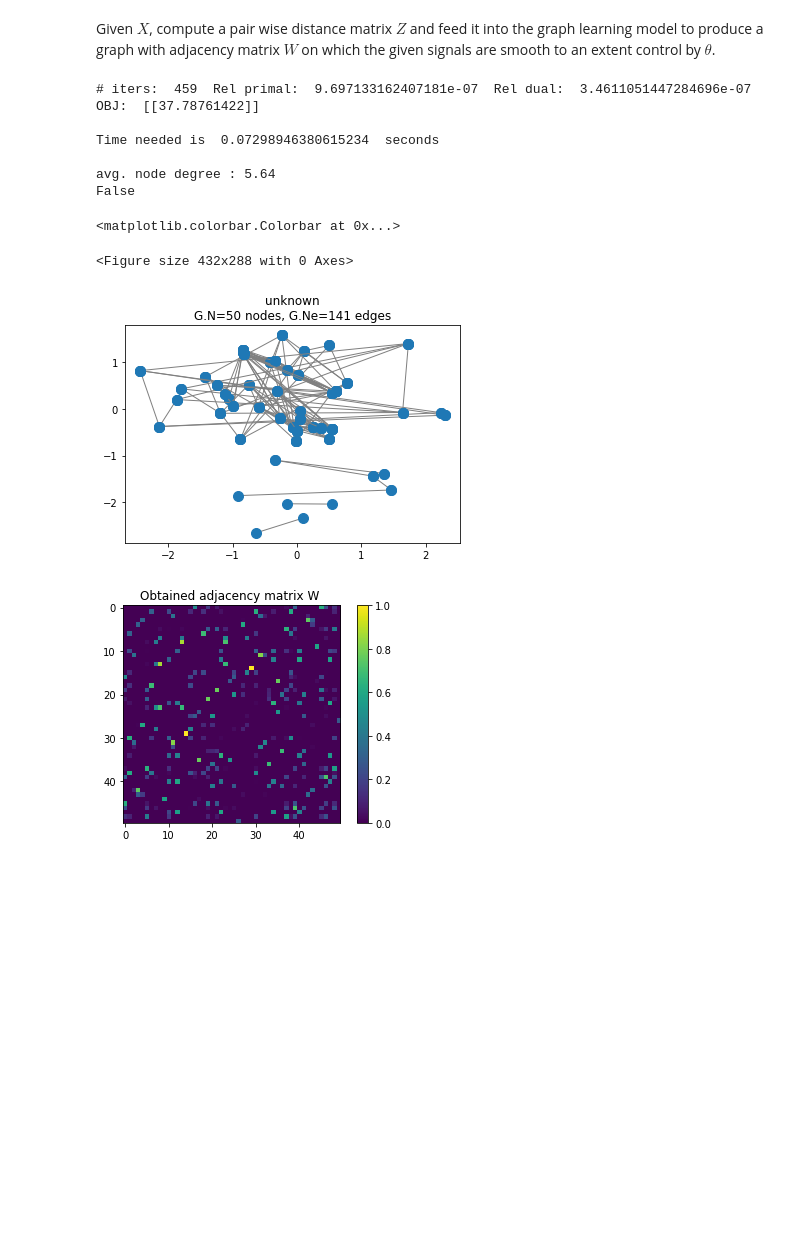
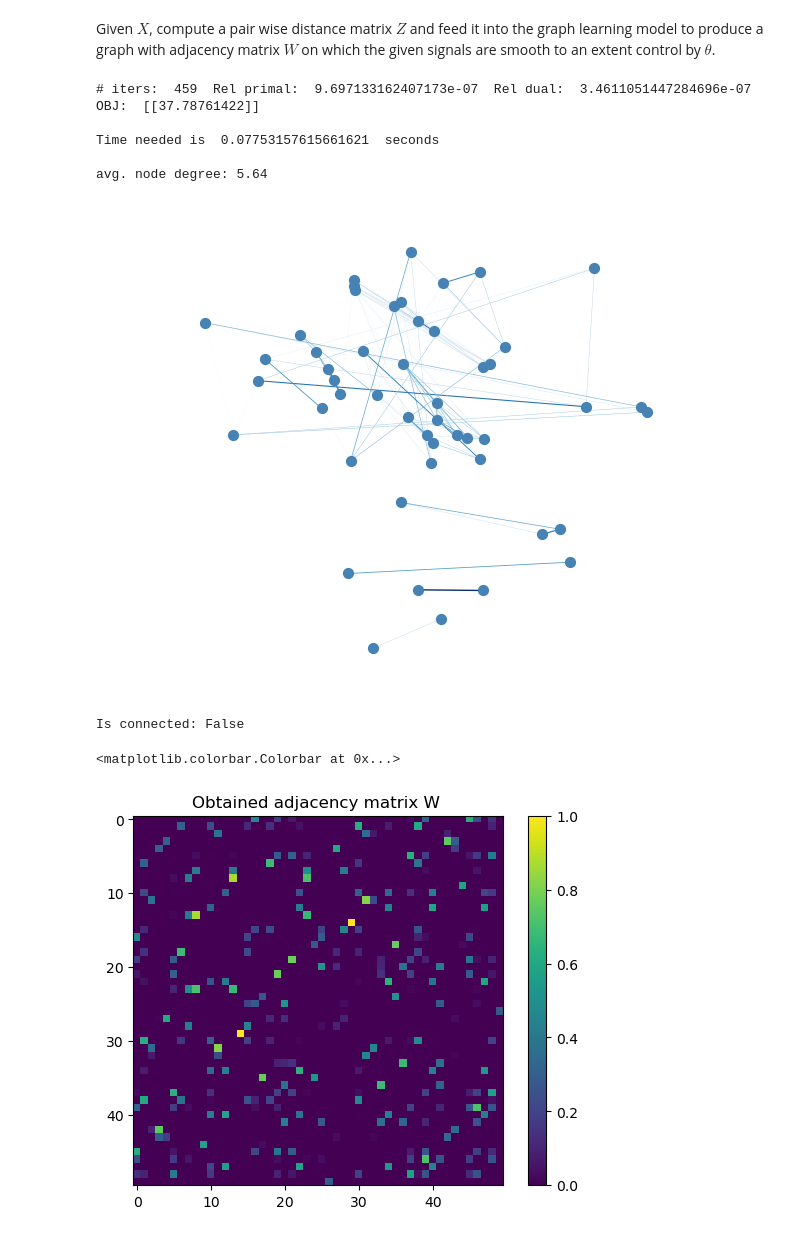
Before and after one commit to jfflorez/learngraph, a Jupyter notebook: demo_learn_graph_from_signals_on_randomly_located_sensors.ipynb, the cells around one changed output. Saved outputs shown, nothing was run; the diff lists cells and outputs as text; code cells hidden in the pictures; blank space fills up the shorter version.

Commit message:
Update demo_learn_graph_from_signals_on_randomly_located_sensors.ipynb. Refactor graph plotting with networkx

```diff
--- a/demo_learn_graph_from_signals_on_randomly_located_sensors.ipynb
+++ b/demo_learn_graph_from_signals_on_randomly_located_sensors.ipynb
@@ -37,43 +37,59 @@ fig.colorbar(img, ax=ax[:, 1], shrink = 0.6)
 # %% [markdown]
 Given $X$, compute a pair wise distance matrix $Z$ and feed it into the graph learning model to produce a graph with adjacency matrix $W$ on which the given signals are smooth to an extent control by $\theta$.
 # %%
-# Compute pair wise distance matrix
-z = pdist(X, 'euclidean') # distance matrix condensed form
-Z = squareform(z) # turns the condensed form into a 4 by 4 distance matrix
+import networkx as nx
+import matplotlib.pyplot as plt
+
+# Compute pairwise distance matrix
+z = pdist(X, 'euclidean')
+Z = squareform(z)
 
 # Define graph learning model parameters
-k = 5 # average node degree of resulting unweighted graph
-theta = gl.estimate_theta(Z,k)
-a = 1
-b = 1
-params = {'maxit':2000, 'tol':1e-6}
-W = gl.gsp_learn_graph_log_degrees(theta*Z,a,b,params)
-W[W<1e-5] = 0
-W = W/np.max(W[W>0])
+k = 5
+theta = gl.estimate_theta(Z, k)
+a, b = 1, 1
+params = {'maxit': 2000, 'tol': 1e-6}
+W = gl.gsp_learn_graph_log_degrees(theta * Z, a, b, params)
+W[W < 1e-5] = 0
+W = W / np.max(W[W > 0])
 
-print('avg. node degree :', np.mean(np.sum(W>0,axis=1)))
+print('avg. node degree:', np.mean(np.sum(W > 0, axis=1)))
 
-# Plot obtained graph structure using the gsp toolbox
+# Build NetworkX graph from adjacency matrix
+G = nx.from_numpy_array(W)
+
+# Use spatial coords as fixed layout (x and y are column vectors)
+pos = {i: (x[i, 0], y[i, 0]) for i in range(len(x))}
+
+# Plot
+edge_weights = [G[u][v]['weight'] for u, v in G.edges()]
+
 plt.figure()
-G = graphs.Graph(W)
-G.set_coordinates(np.hstack((x,y)))
-G.plot()
-print(G.is_connected())
+nx.draw(G, pos=pos,
+        width=edge_weights,        # edge thickness ~ weight
+        node_size=50,
+        node_color='steelblue',
+        edge_color=edge_weights,
+        edge_cmap=plt.cm.Blues,
+        with_labels=False)
+plt.axis('equal')
+plt.show()
+
+print('Is connected:', nx.is_connected(G))
 
 # Plot obtained adjacency matrix
 plt.figure()
 ax0 = plt.gca()
-img = ax0.imshow(W)
+img = ax0.imshow(W.toarray())
 ax0.set_title('Obtained adjacency matrix W ')
 plt.colorbar(img, ax = ax0)
 # %% [output]
-# iters:  459  Rel primal:  9.697133162407181e-07  Rel dual:  3.4611051447284696e-07  OBJ:  [[37.78761422]]
+# iters:  459  Rel primal:  9.697133162407173e-07  Rel dual:  3.4611051447284696e-07  OBJ:  [[37.78761422]]
 
-Time needed is  0.07298946380615234  seconds
+Time needed is  0.07753157615661621  seconds
 
-avg. node degree : 5.64
-False
+avg. node degree: 5.64
+[figure, new version]
-<matplotlib.colorbar.Colorbar at 0x...>
+Is connected: False
-<Figure size 432x288 with 0 Axes>
+<matplotlib.colorbar.Colorbar at 0x...>
-[figure, old version]
-[figure, old version]
+[figure, new version]
```
Also changed, not shown: parts of 2 cells of this notebook.
